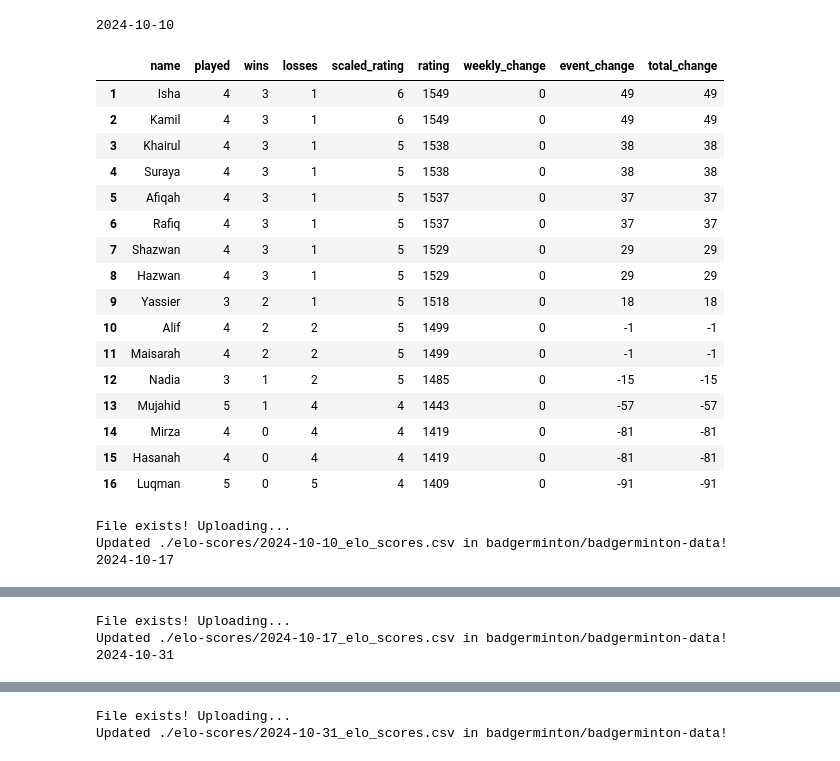
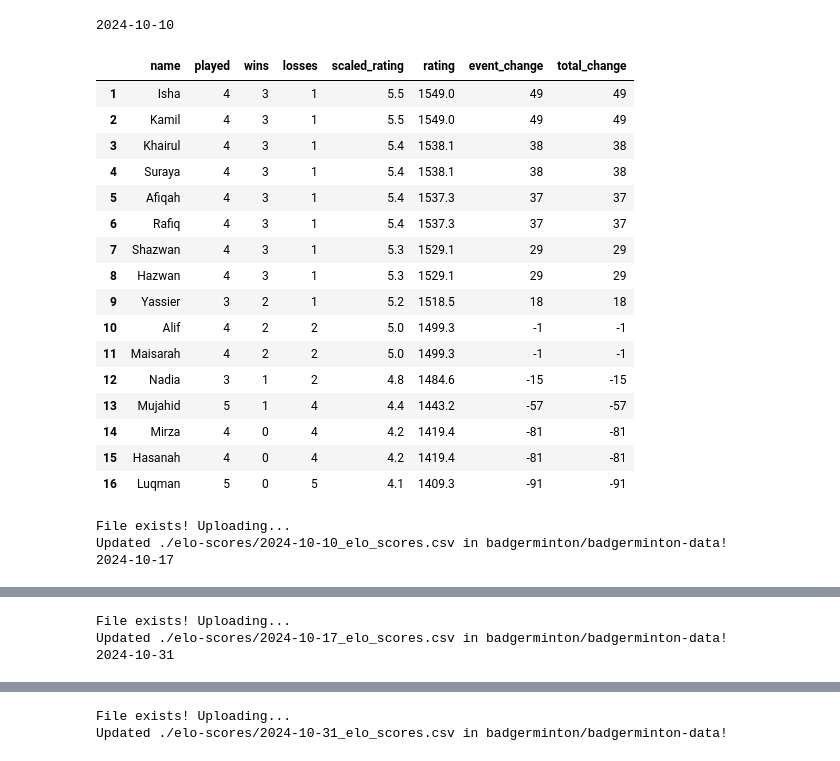
Before and after one commit to BadgerMinton/badgerminton-pipeline, a Jupyter notebook: calculate.ipynb, the cells around one changed output, grey strips where cells are left out. Saved outputs shown, nothing was run; the diff lists cells and outputs as text; code cells hidden in the pictures.

Commit message:
Only round off change columns

```diff
--- a/calculate.ipynb
+++ b/calculate.ipynb
@@ -366,60 +366,60 @@ for badminton_date in ["2024-10-10", "2024-10-17", "2024-10-31"]:
     result_df["event_change"] = result_df["rating_history"].apply(
         get_last_event_rating_change
     )
     # Calculate total rating change
     result_df["total_change"] = result_df["rating"] - 1500
     # Calculate scaled rating
     result_df["scaled_rating"] = result_df["rating"].apply(scaled_rating)
+    # Set index to start at 1
+    result_df.index = pd.RangeIndex(start=1, stop=len(result_df) + 1)
+
+    # Make the decimal points more human readable
+    result_df[["weekly_change", "event_change", "total_change"]] = result_df[
+        ["weekly_change", "event_change", "total_change"]
+    ].apply(lambda x: x.round(0).astype(int))
+    result_df[["rating"]] = result_df[["rating"]].apply(lambda x: x.round(1))
+
     result_df = result_df[
         [
             "name",
             "played",
             "wins",
             "losses",
             "scaled_rating",
             "rating",
-            "weekly_change",
+            # "weekly_change",
             "event_change",
             "total_change",
         ]
     ]
-    # Set index to start at 1
-    result_df.index = pd.RangeIndex(start=1, stop=len(result_df) + 1)
 
     print(badminton_date)
-
-    # Make the decimal points more human readable
-    result_df[result_df.select_dtypes(include=["float"]).columns] = (
-        result_df.select_dtypes(
-            include=["float"]
-        ).apply(lambda x: x.round(0).astype(int))
-    )
     display(result_df)
 
     file_path = f"elo-scores/{badminton_date}_elo_scores.csv"
     result_df.to_csv(f"./{file_path}", index=False)
     upload_to_github(
         f"./{file_path}", commit_message=f"Upload ELO scores data for {badminton_date}"
     )
 # %% [output]
 2024-10-10
-|  | name | played | wins | losses | scaled_rating | rating | weekly_change | event_change | total_change |
-| 1 | Isha | 4 | 3 | 1 | 6 | 1549 | 0 | 49 | 49 |
-| 2 | Kamil | 4 | 3 | 1 | 6 | 1549 | 0 | 49 | 49 |
-| 3 | Khairul | 4 | 3 | 1 | 5 | 1538 | 0 | 38 | 38 |
-| 4 | Suraya | 4 | 3 | 1 | 5 | 1538 | 0 | 38 | 38 |
-| 5 | Afiqah | 4 | 3 | 1 | 5 | 1537 | 0 | 37 | 37 |
-| 6 | Rafiq | 4 | 3 | 1 | 5 | 1537 | 0 | 37 | 37 |
-| 7 | Shazwan | 4 | 3 | 1 | 5 | 1529 | 0 | 29 | 29 |
-| 8 | Hazwan | 4 | 3 | 1 | 5 | 1529 | 0 | 29 | 29 |
-| 9 | Yassier | 3 | 2 | 1 | 5 | 1518 | 0 | 18 | 18 |
-| 10 | Alif | 4 | 2 | 2 | 5 | 1499 | 0 | -1 | -1 |
-| 11 | Maisarah | 4 | 2 | 2 | 5 | 1499 | 0 | -1 | -1 |
-| 12 | Nadia | 3 | 1 | 2 | 5 | 1485 | 0 | -15 | -15 |
-| 13 | Mujahid | 5 | 1 | 4 | 4 | 1443 | 0 | -57 | -57 |
-| 14 | Mirza | 4 | 0 | 4 | 4 | 1419 | 0 | -81 | -81 |
-| 15 | Hasanah | 4 | 0 | 4 | 4 | 1419 | 0 | -81 | -81 |
-| 16 | Luqman | 5 | 0 | 5 | 4 | 1409 | 0 | -91 | -91 |
+|  | name | played | wins | losses | scaled_rating | rating | event_change | total_change |
+| 1 | Isha | 4 | 3 | 1 | 5.5 | 1549.0 | 49 | 49 |
+| 2 | Kamil | 4 | 3 | 1 | 5.5 | 1549.0 | 49 | 49 |
+| 3 | Khairul | 4 | 3 | 1 | 5.4 | 1538.1 | 38 | 38 |
+| 4 | Suraya | 4 | 3 | 1 | 5.4 | 1538.1 | 38 | 38 |
+| 5 | Afiqah | 4 | 3 | 1 | 5.4 | 1537.3 | 37 | 37 |
+| 6 | Rafiq | 4 | 3 | 1 | 5.4 | 1537.3 | 37 | 37 |
+| 7 | Shazwan | 4 | 3 | 1 | 5.3 | 1529.1 | 29 | 29 |
+| 8 | Hazwan | 4 | 3 | 1 | 5.3 | 1529.1 | 29 | 29 |
+| 9 | Yassier | 3 | 2 | 1 | 5.2 | 1518.5 | 18 | 18 |
+| 10 | Alif | 4 | 2 | 2 | 5.0 | 1499.3 | -1 | -1 |
+| 11 | Maisarah | 4 | 2 | 2 | 5.0 | 1499.3 | -1 | -1 |
+| 12 | Nadia | 3 | 1 | 2 | 4.8 | 1484.6 | -15 | -15 |
+| 13 | Mujahid | 5 | 1 | 4 | 4.4 | 1443.2 | -57 | -57 |
+| 14 | Mirza | 4 | 0 | 4 | 4.2 | 1419.4 | -81 | -81 |
+| 15 | Hasanah | 4 | 0 | 4 | 4.2 | 1419.4 | -81 | -81 |
+| 16 | Luqman | 5 | 0 | 5 | 4.1 | 1409.3 | -91 | -91 |
 File exists! Uploading...
 Updated ./elo-scores/2024-10-10_elo_scores.csv in badgerminton/badgerminton-data!
 2024-10-17
```
Also changed, not shown: parts of 2 cells of this notebook.
